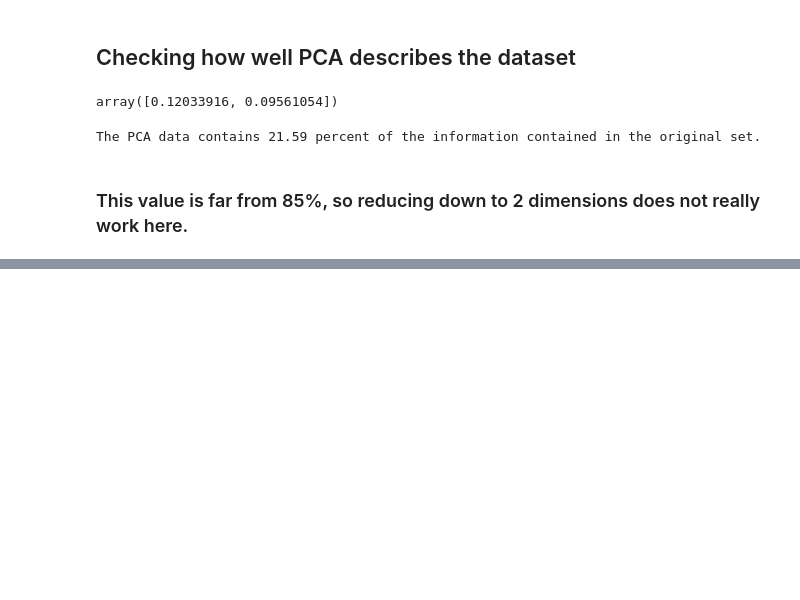
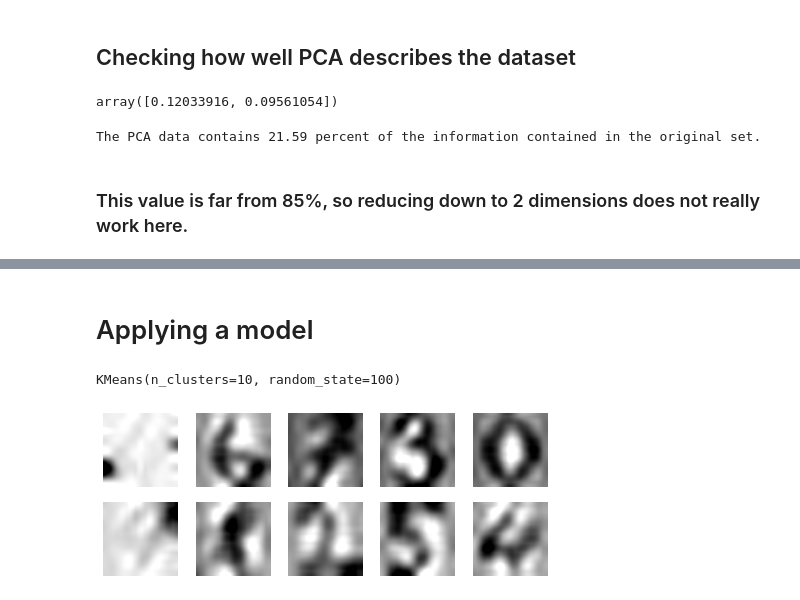
Before and after one commit to nataliemica/Digits-ML-practice, a Jupyter notebook: digits_ML_practice.ipynb, the cells around one changed output, grey strips where cells are left out. Drawn from its saved outputs; the diff is of its cells as text; code cells hidden in the pictures; blank space fills up the shorter version.

Commit message:
adding KMeans section

```diff
--- a/digits_ML_practice.ipynb
+++ b/digits_ML_practice.ipynb
@@ -164,0 +156,6 @@ The PCA data contains 21.59 percent of the information contained in the original
+# %%
+myrand=100
+
+x_train, x_test, y_train, y_test, images_train, images_test = train_test_split(scaled_digits, digits.target, digits.images, test_size=0.3, random_state=myrand)
+# %% [markdown]
+# Applying a model
@@ -164,0 +165,16 @@ The PCA data contains 21.59 percent of the information contained in the original
+# %%
+clf = cluster.KMeans(init='k-means++', n_clusters=10, random_state=myrand)
+clf.fit(x_train)
+# %% [output]
+KMeans(n_clusters=10, random_state=100)
+# %%
+fig = plt.figure(figsize=(8, 3))
+
+for i in range(10):
+    axes = fig.add_subplot(2, 5, 1+i)
+    axes.imshow(clf.cluster_centers_[i].reshape((8,8)), cmap=plt.cm.binary, interpolation='sinc')
+    plt.axis('off')
+
+plt.show()
+# %% [output]
+[figure, added]
```
Also changed, not shown: parts of 13 cells of this notebook, 2 other files.
